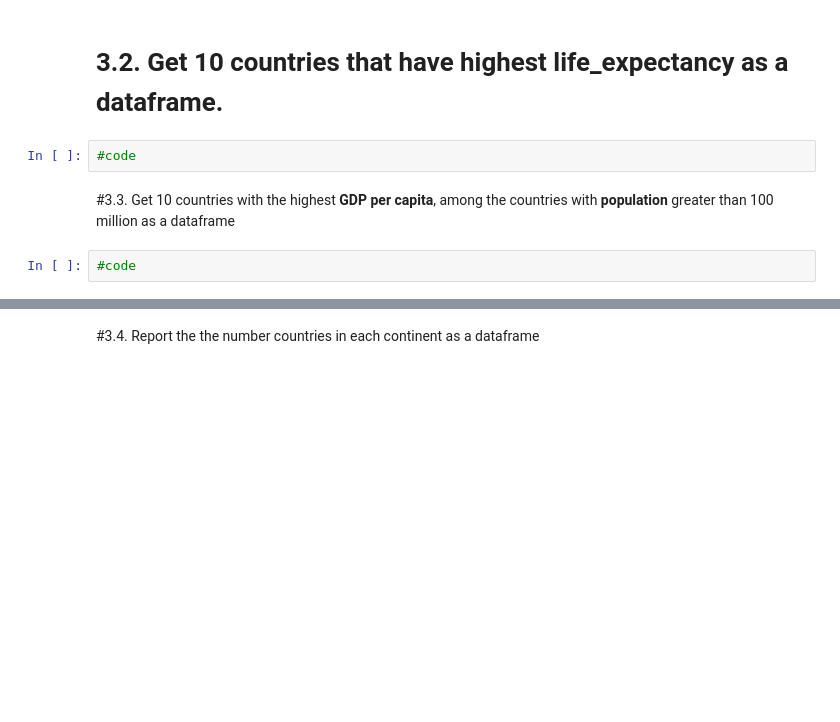
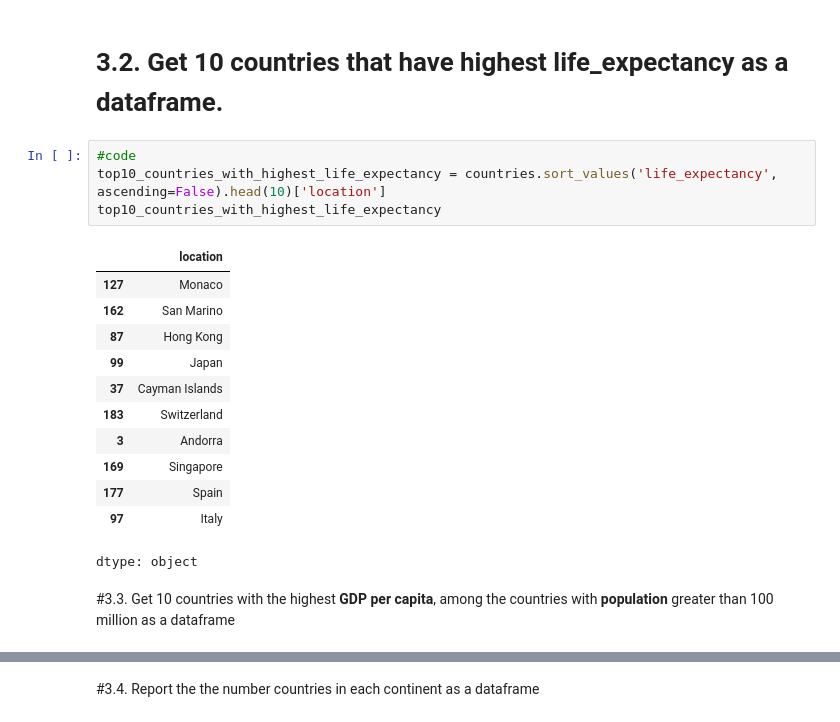
Before and after one commit to PhamTienLoc/Lab_DM, a Jupyter notebook: Lab_1_21130429_PhamTienLoc.ipynb, the cells around one changed output, grey strips where cells are left out. Cells and saved outputs as stored; diff of their text form; blank space fills up the shorter version.

```diff
--- a/Lab_1_21130429_PhamTienLoc.ipynb
+++ b/Lab_1_21130429_PhamTienLoc.ipynb
@@ -63,8 +108,21 @@ Implements the following methods:
 # %% [markdown]
 # 3.2. Get 10 countries that have highest **life_expectancy** as a dataframe.
-# %%
-#code
+# %%
+#code
+top10_countries_with_highest_life_expectancy = countries.sort_values('life_expectancy', ascending=False).head(10)['location']
+top10_countries_with_highest_life_expectancy
+# %% [output]
+|  | location |
+| 127 | Monaco |
+| 162 | San Marino |
+| 87 | Hong Kong |
+| 99 | Japan |
+| 37 | Cayman Islands |
+| 183 | Switzerland |
+| 3 | Andorra |
+| 169 | Singapore |
+| 177 | Spain |
+| 97 | Italy |
+dtype: object
 # %% [markdown]
 #3.3. Get 10 countries with the highest **GDP per capita**, among the countries with **population** greater than 100 million as a dataframe
-# %%
-#code
```
Also changed, not shown: parts of 15 cells of this notebook.
